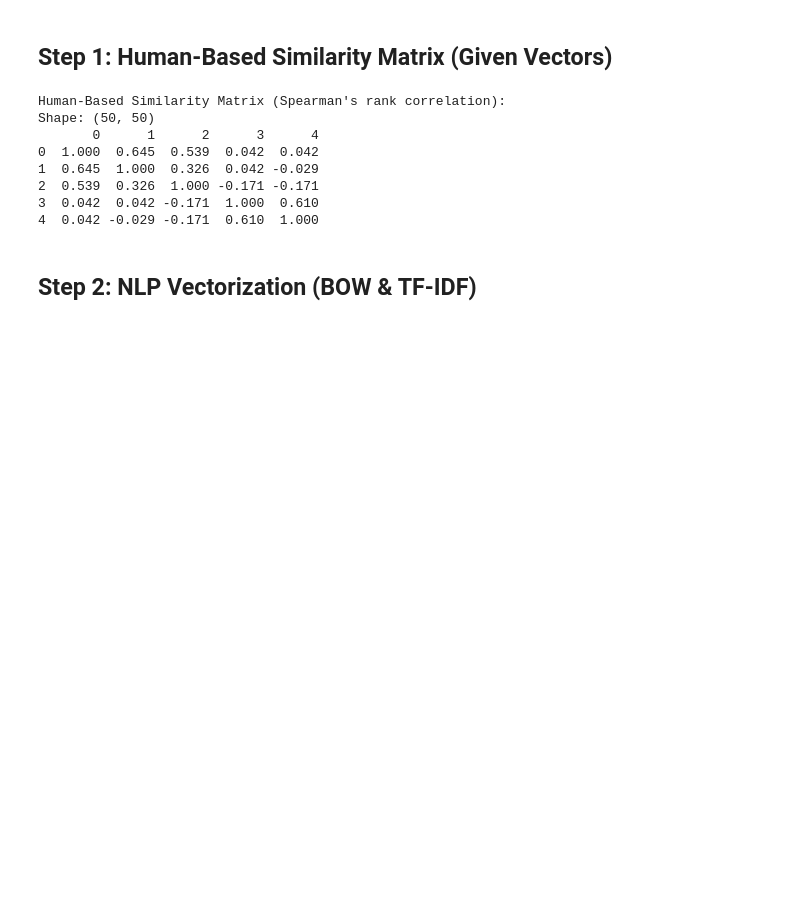
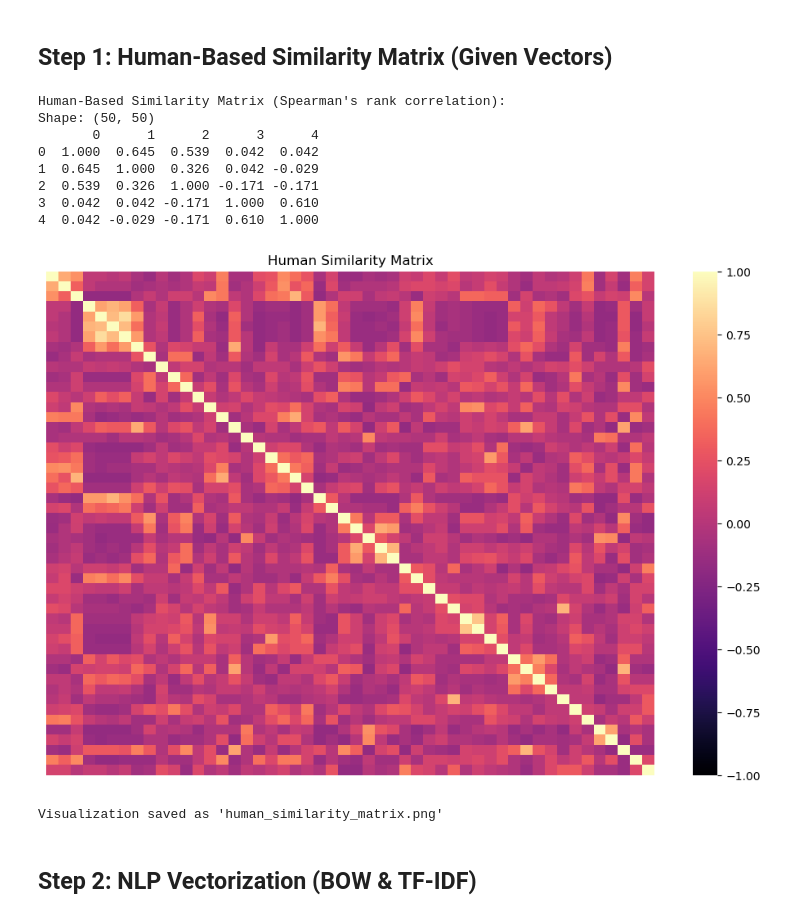
Before and after one commit to jrveloya/nlp-emotion-prediction, a Jupyter notebook: P2-2/P2-2.ipynb, the cells around one changed output. Cells and saved outputs as stored; diff of their text form; code cells hidden in the pictures; blank space fills up the shorter version.

Commit message:
Added similarity matrices visuals

```diff
--- a/P2-2/P2-2.ipynb
+++ b/P2-2/P2-2.ipynb
@@ -51,33 +49,46 @@ First 3 documents:
   - The cyber-attacker accessed your information stored in an Internet site.
 # %% [markdown]
 ## Step 1: Human-Based Similarity Matrix (Given Vectors)
+# %%
+def print_similarity_matrix(df, method_type):
+    plt.figure(figsize=(12, 8))
+    sns.heatmap(df, annot=False, xticklabels=False, yticklabels=False, cmap='magma', vmin=-1, vmax=1)
+    plt.title(f"{method_type} Similarity Matrix")
+
+    filename = f"{method_type.lower()}_similarity_matrix.png"
+    plt.savefig(filename, bbox_inches='tight')
+    plt.show()
+    print(f"Visualization saved as '{filename}'")
 # %%
 # Compute pairwise Spearman correlation between all 50 document vectors
 n_docs = len(documents)
 human_sim_matrix = np.zeros((n_docs, n_docs))
 
 for i in range(n_docs):
     for j in range(n_docs):
         if i == j:
             human_sim_matrix[i, j] = 1.0
         elif j > i:
             corr, _ = spearmanr(doc_vectors[i], doc_vectors[j])
             human_sim_matrix[i, j] = corr
             human_sim_matrix[j, i] = corr
 
 human_sim_df = pd.DataFrame(human_sim_matrix, index=range(n_docs), columns=range(n_docs))
 print("Human-Based Similarity Matrix (Spearman's rank correlation):")
 print(f"Shape: {human_sim_df.shape}")
 print(human_sim_df.iloc[:5, :5].round(3))
+print_similarity_matrix(human_sim_df, "Human")
 # %% [output]
 Human-Based Similarity Matrix (Spearman's rank correlation):
 Shape: (50, 50)
        0      1      2      3      4
 0  1.000  0.645  0.539  0.042  0.042
 1  0.645  1.000  0.326  0.042 -0.029
 2  0.539  0.326  1.000 -0.171 -0.171
 3  0.042  0.042 -0.171  1.000  0.610
 4  0.042 -0.029 -0.171  0.610  1.000
+[figure, added]
+Visualization saved as 'human_similarity_matrix.png'
 # %% [markdown]
 ## Step 2: NLP Vectorization (BOW & TF-IDF)
 # %%
```
Also changed, not shown: parts of 3 cells of this notebook, 4 other files.
